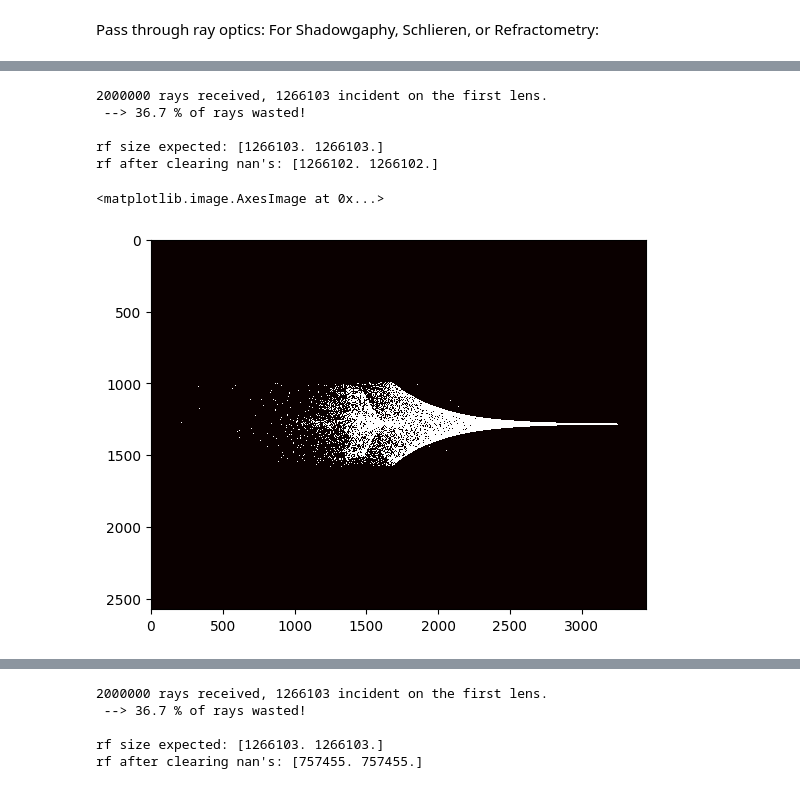
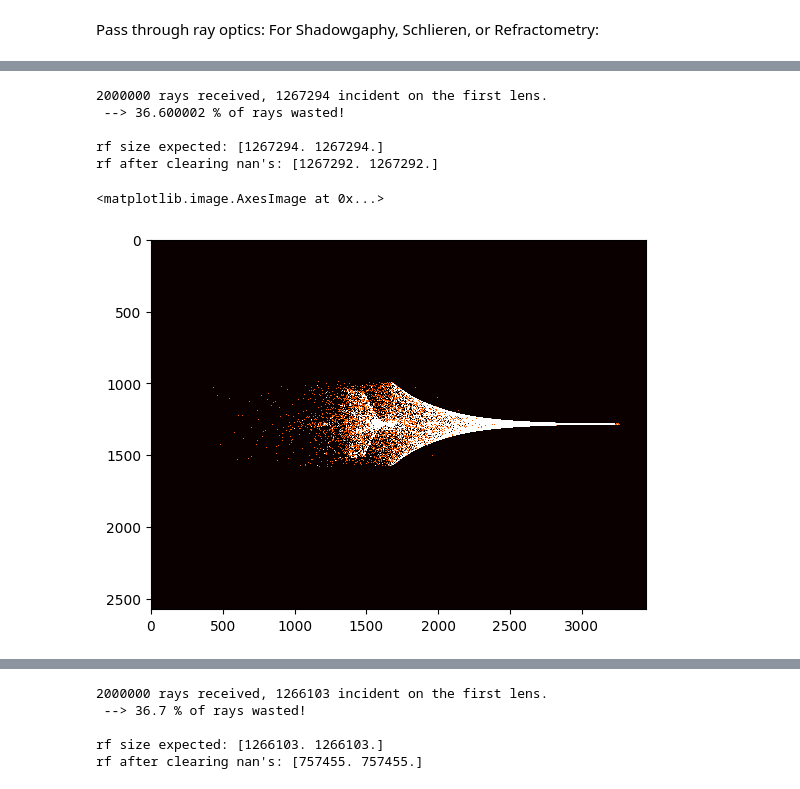
Before and after one commit to MAGPIE-ICL/SLOTH, a Jupyter notebook: examples/example_sinewave.ipynb, the cells around one changed output, grey strips where cells are left out. Saved outputs shown, nothing was run; the diff lists cells and outputs as text; code cells hidden in the pictures.

```diff
--- a/examples/example_sinewave.ipynb
+++ b/examples/example_sinewave.ipynb
@@ -195,22 +192,21 @@ rf after clearing nan's: [1266100. 1266100.]
 # %%
 #in the diagnostic initialisation, details on the lens configurations, and detector dimensions can be specified
 refractometer = diag.Refractometry(lwl, rf, L = 50)
 refractometer.incoherent_solve()
 # cam't clear_mem if you want to generate other graphs afterwards
 refractometer.histogram(bin_scale = 1, clear_mem = False)
 
 #information accessed by .H(istogram) , e.g plt.imshow(refractometer.H)
 
-#plt.imshow(refractometer.H, cmap='hot', interpolation='nearest', clim = (0, 2))
-plt.imshow(refractometer.H, cmap = 'hot', interpolation = 'nearest', clim = (0.5, 1))
+plt.imshow(refractometer.H, cmap='hot', interpolation='nearest', clim = (0, 2))
 # %% [output]
-2000000 rays received, 1266103 incident on the first lens.
- --> 36.7 % of rays wasted!
+2000000 rays received, 1267294 incident on the first lens.
+ --> 36.600002 % of rays wasted!
 
-rf size expected: [1266103. 1266103.]
-rf after clearing nan's: [1266102. 1266102.]
+rf size expected: [1267294. 1267294.]
+rf after clearing nan's: [1267292. 1267292.]
 <matplotlib.image.AxesImage at 0x...>
-[figure, old version]
+[figure, new version]
 # %%
 shadowgrapher = diag.Shadowgraphy(lwl, rf)
 shadowgrapher.single_lens_solve()
```
Also changed, not shown: parts of 7 cells of this notebook, 1 other file.
